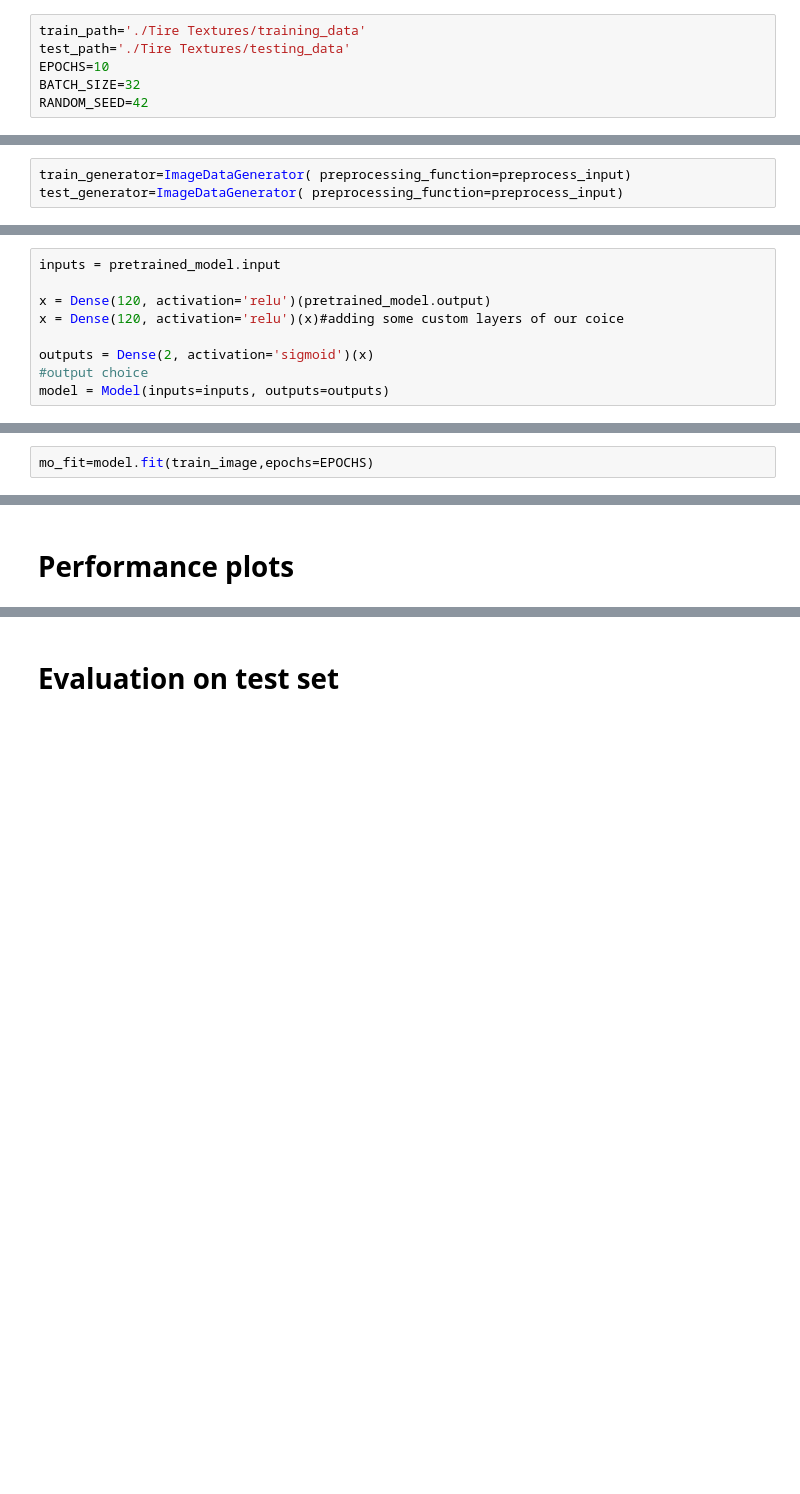
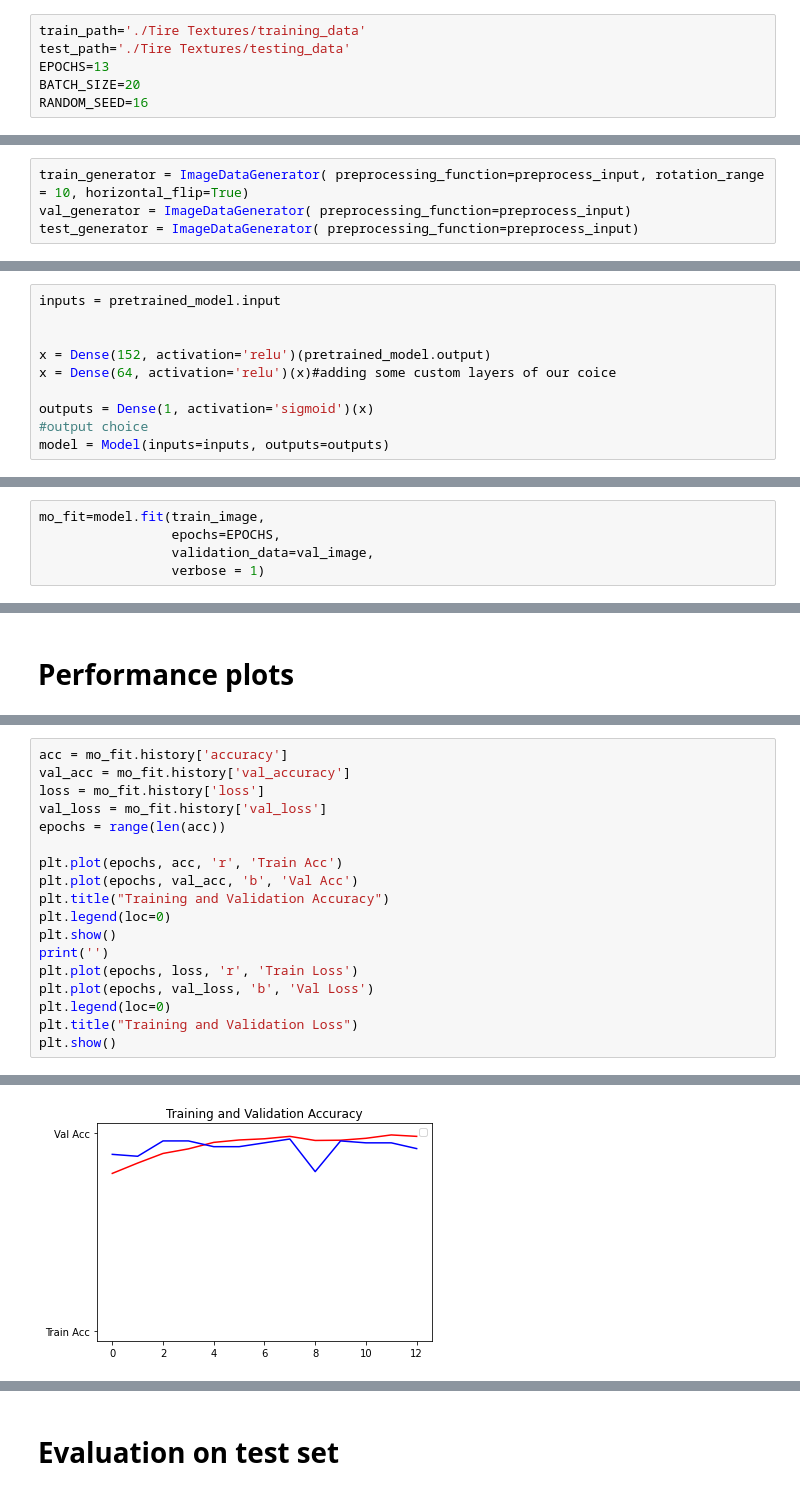
Before and after one commit to capstone-dtire/capstone-dtire, a Jupyter notebook: ml/model/tc_using_resnet.ipynb, the cells around one changed output, grey strips where cells are left out. Drawn from its saved outputs; the diff is of its cells as text; blank space fills up the shorter version.

Commit message:
solve overfitting, Restnet Model Done

```diff
--- a/ml/model/tc_using_resnet.ipynb
+++ b/ml/model/tc_using_resnet.ipynb
@@ -50,9 +50,9 @@ from keras.models import Model
 # %%
 train_path='./Tire Textures/training_data'
 test_path='./Tire Textures/testing_data'
-EPOCHS=10
-BATCH_SIZE=32
-RANDOM_SEED=42
+EPOCHS=13
+BATCH_SIZE=20
+RANDOM_SEED=16
 # %% [markdown]
 # Data visualization
 # %%
@@ -112,6 +124,7 @@ print(df_test.shape)
 # %%
-train_generator=ImageDataGenerator( preprocessing_function=preprocess_input)
-test_generator=ImageDataGenerator( preprocessing_function=preprocess_input)
+train_generator = ImageDataGenerator( preprocessing_function=preprocess_input, rotation_range = 10, horizontal_flip=True)
+val_generator = ImageDataGenerator( preprocessing_function=preprocess_input)
+test_generator = ImageDataGenerator( preprocessing_function=preprocess_input)
 # %%
 train_image=train_generator.flow_from_dataframe(dataframe=df_train,
                                                 x_col='filepaths',
@@ -150,10 +169,11 @@ Downloading data from https://storage.googleapis.com/tensorflow/keras-applicatio
 # %%
 inputs = pretrained_model.input
 
-x = Dense(120, activation='relu')(pretrained_model.output)
-x = Dense(120, activation='relu')(x)#adding some custom layers of our coice
 
-outputs = Dense(2, activation='sigmoid')(x)
+x = Dense(152, activation='relu')(pretrained_model.output)
+x = Dense(64, activation='relu')(x)#adding some custom layers of our coice
+
+outputs = Dense(1, activation='sigmoid')(x)
 #output choice
 model = Model(inputs=inputs, outputs=outputs)
 # %%
@@ -165,5 +185,8 @@ model.compile(
 # %% [markdown]
 # Training
 # %%
-mo_fit=model.fit(train_image,epochs=EPOCHS)
+mo_fit=model.fit(train_image,
+                 epochs=EPOCHS,
+                 validation_data=val_image,
+                 verbose = 1)
 # %% [output]
@@ -201,0 +212,19 @@ plt.show()
+# %%
+acc = mo_fit.history['accuracy']
+val_acc = mo_fit.history['val_accuracy']
+loss = mo_fit.history['loss']
+val_loss = mo_fit.history['val_loss']
+epochs = range(len(acc))
+
+plt.plot(epochs, acc, 'r', 'Train Acc')
+plt.plot(epochs, val_acc, 'b', 'Val Acc')
+plt.title("Training and Validation Accuracy")
+plt.legend(loc=0)
+plt.show()
+print('')
+plt.plot(epochs, loss, 'r', 'Train Loss')
+plt.plot(epochs, val_loss, 'b', 'Val Loss')
+plt.legend(loc=0)
+plt.title("Training and Validation Loss")
+plt.show()
+# %% [output]
@@ -201,0 +232 @@ plt.show()
+[figure, added]
```
Also changed, not shown: parts of 13 cells of this notebook.
